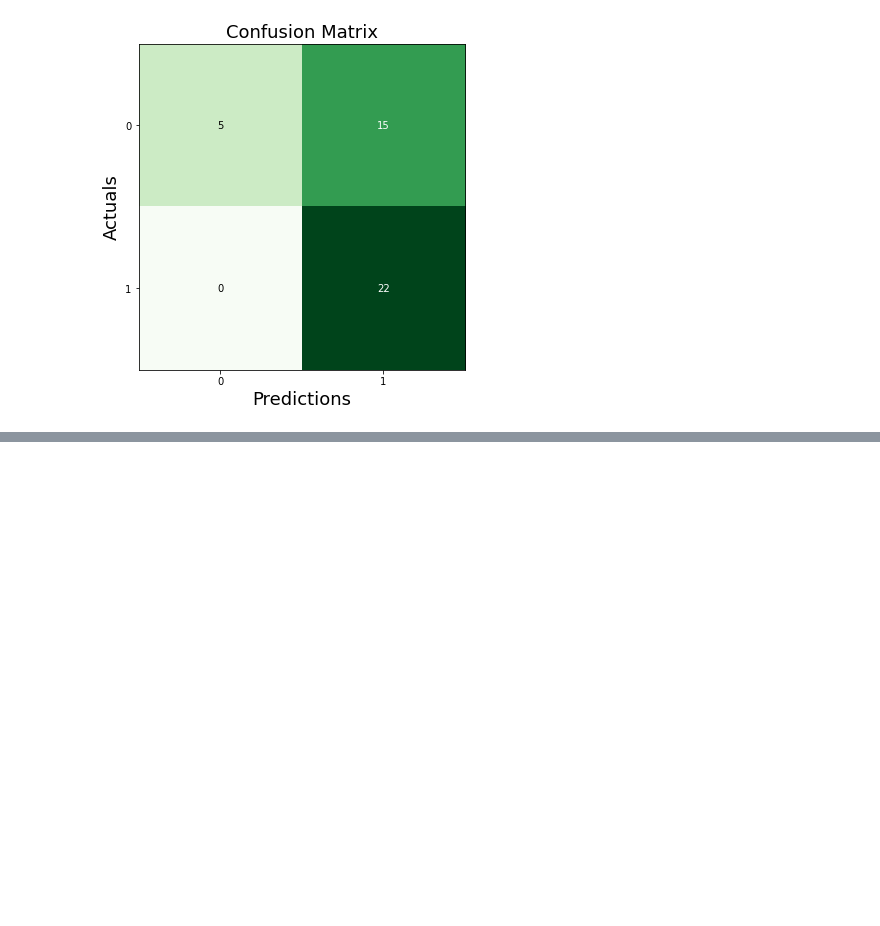
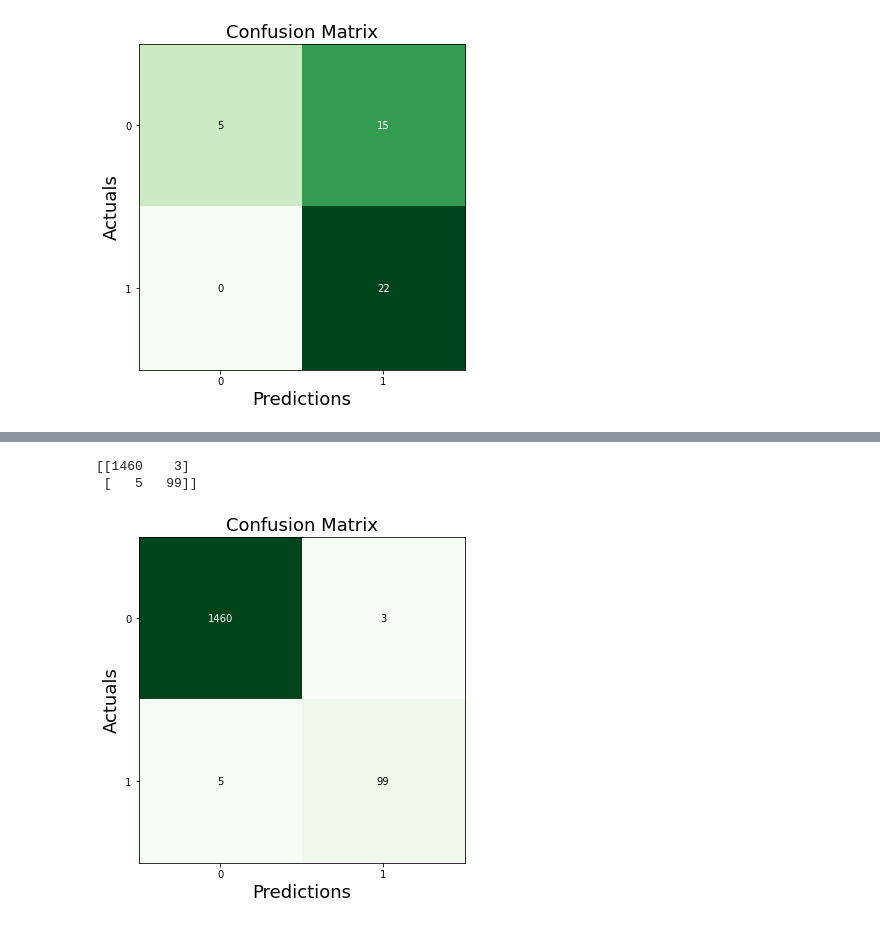
Before and after one commit to lamnguyenvu98/ML_Practice, a Jupyter notebook: Lesson06_Defect_Detection.ipynb, the cells around one changed output, grey strips where cells are left out. Cells and saved outputs as stored; diff of their text form; code cells hidden in the pictures; blank space fills up the shorter version.

```diff
--- a/Lesson06_Defect_Detection.ipynb
+++ b/Lesson06_Defect_Detection.ipynb
@@ -302,0 +372,24 @@ plt.show()
+# %%
+# Dự đoán trên dữ liệu gốc vì kết quả trên sẽ không rõ cái nào
+# là dữ liệu tự sinh ra, cái nào là dữ liệu gốc
+data_test = data.copy()
+X_org = data.iloc[:, :target_idx]
+y_org = data.iloc[:, target_idx]
+
+X_org_test = sc.transform(X_org)
+y_pred_os_org = model.predict(X_org_test)
+# %%
+from mlxtend.plotting import plot_confusion_matrix
+from sklearn.metrics import confusion_matrix
+
+conf_matrix = confusion_matrix(y_org, y_pred_os_org)
+print(conf_matrix)
+fig, ax = plot_confusion_matrix(conf_mat=conf_matrix, figsize=(6, 6), cmap=plt.cm.Greens)
+plt.xlabel('Predictions', fontsize=18)
+plt.ylabel('Actuals', fontsize=18)
+plt.title('Confusion Matrix', fontsize=18)
+plt.show()
+# %% [output]
+[[1460    3]
+ [   5   99]]
+[figure, added]
```
Also changed, not shown: parts of 8 cells of this notebook.
